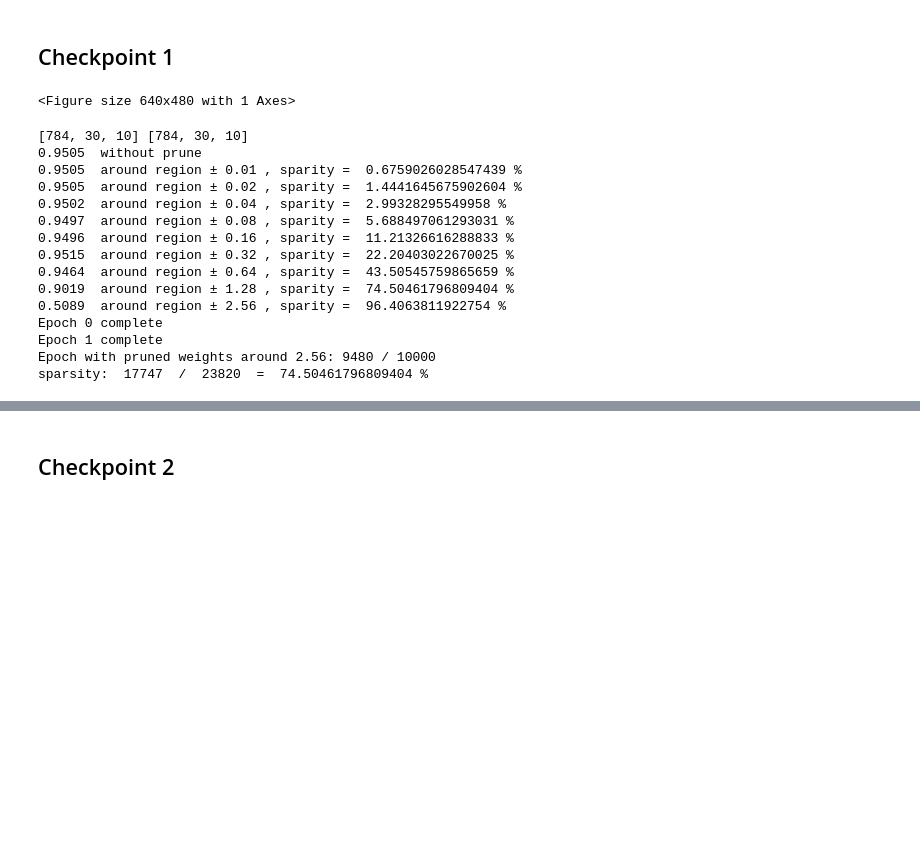
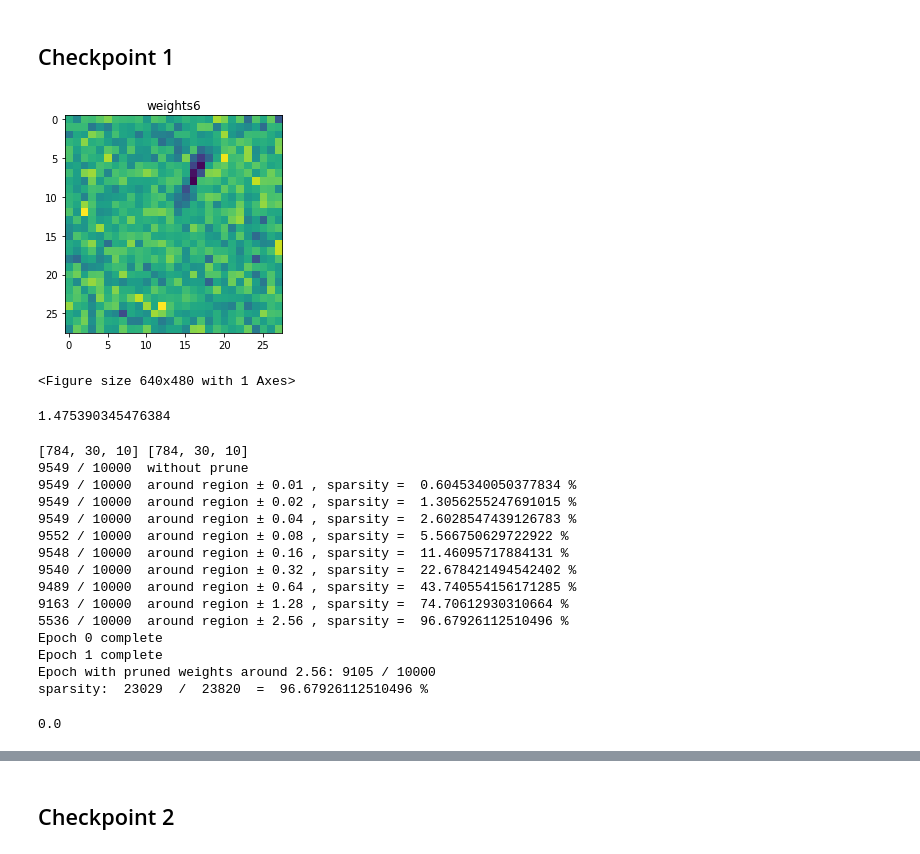
Before and after one commit to edwinagnew/neuralrules-mnist, a Jupyter notebook: train_prune_rule.ipynb, the cells around one changed output, grey strips where cells are left out. Drawn from its saved outputs; the diff is of its cells as text; code cells hidden in the pictures; blank space fills up the shorter version.

```diff
--- a/train_prune_rule.ipynb
+++ b/train_prune_rule.ipynb
@@ -61,6 +57,16 @@ import pickle
 import prune
 name =  "./Saved_Objects/simple_net.p"
 simple_net = pickle.load( open( name, "rb" ) )
+# %%
+import matplotlib.pyplot as plt
+img = simple_net.weights[0][6].reshape(28,28)
+plt.imshow(img, interpolation='nearest')
+
+s = 'weights' + str(6)
+plt.title(s)
+plt.show()
+# %% [output]
+[figure, added]
 # %%
 import matplotlib.pyplot as plt
 img = simple_net.weights[0][14].reshape(28,28)
@@ -71,19 +84,27 @@ plt.show()
+# %%
+simple_net.weights[0][0][0]
+# %% [output]
+1.475390345476384
 # %%
-pruned_net = prune.prune_retrain(simple_net,0.01,threshold=0.15, verbose=True)
+pruned_net = prune.prune_retrain(simple_net,0.01, training_data, test_data,threshold=0.15, verbose=True, validation_data=validation_data)
 # %% [output]
 [784, 30, 10] [784, 30, 10]
-0.9505  without prune
-0.9505  around region ± 0.01 , sparity =  0.6759026028547439 %
-0.9505  around region ± 0.02 , sparity =  1.4441645675902604 %
-0.9502  around region ± 0.04 , sparity =  2.99328295549958 %
-0.9497  around region ± 0.08 , sparity =  5.688497061293031 %
-0.9496  around region ± 0.16 , sparity =  11.21326616288833 %
-0.9515  around region ± 0.32 , sparity =  22.20403022670025 %
-0.9464  around region ± 0.64 , sparity =  43.50545759865659 %
-0.9019  around region ± 1.28 , sparity =  74.50461796809404 %
-0.5089  around region ± 2.56 , sparity =  96.4063811922754 %
+9549 / 10000  without prune
+9549 / 10000  around region ± 0.01 , sparsity =  0.6045340050377834 %
+9549 / 10000  around region ± 0.02 , sparsity =  1.3056255247691015 %
+9549 / 10000  around region ± 0.04 , sparsity =  2.6028547439126783 %
+9552 / 10000  around region ± 0.08 , sparsity =  5.566750629722922 %
+9548 / 10000  around region ± 0.16 , sparsity =  11.46095717884131 %
+9540 / 10000  around region ± 0.32 , sparsity =  22.678421494542402 %
+9489 / 10000  around region ± 0.64 , sparsity =  43.740554156171285 %
+9163 / 10000  around region ± 1.28 , sparsity =  74.70612930310664 %
+5536 / 10000  around region ± 2.56 , sparsity =  96.67926112510496 %
 Epoch 0 complete
 Epoch 1 complete
-Epoch with pruned weights around 2.56: 9480 / 10000
-sparsity:  17747  /  23820  =  74.50461796809404 %
+Epoch with pruned weights around 2.56: 9105 / 10000
+sparsity:  23029  /  23820  =  96.67926112510496 %
+# %%
+simple_net.weights[0][0][0]
+# %% [output]
+0.0
 # %%
```
Also changed, not shown: parts of 10 cells of this notebook, 17 other files.
